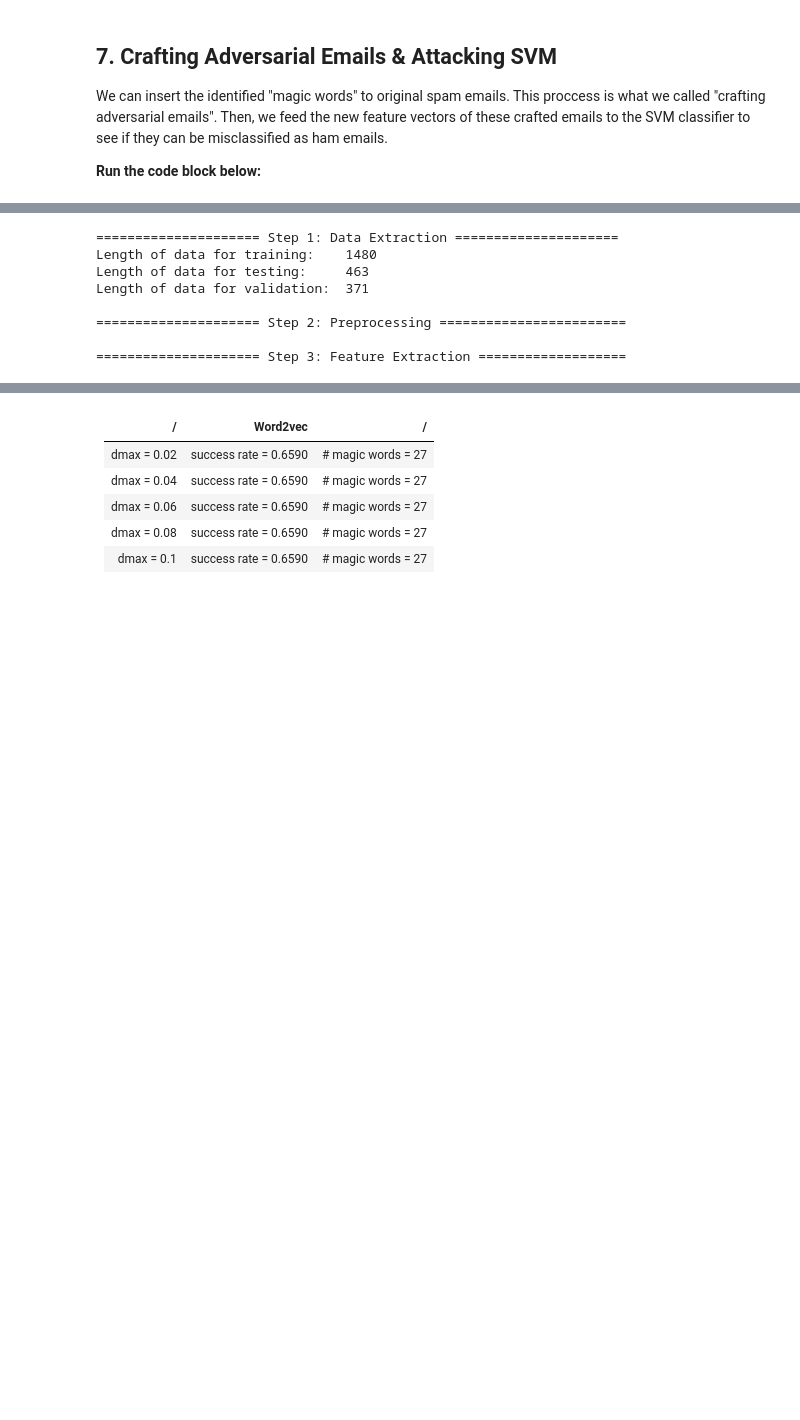
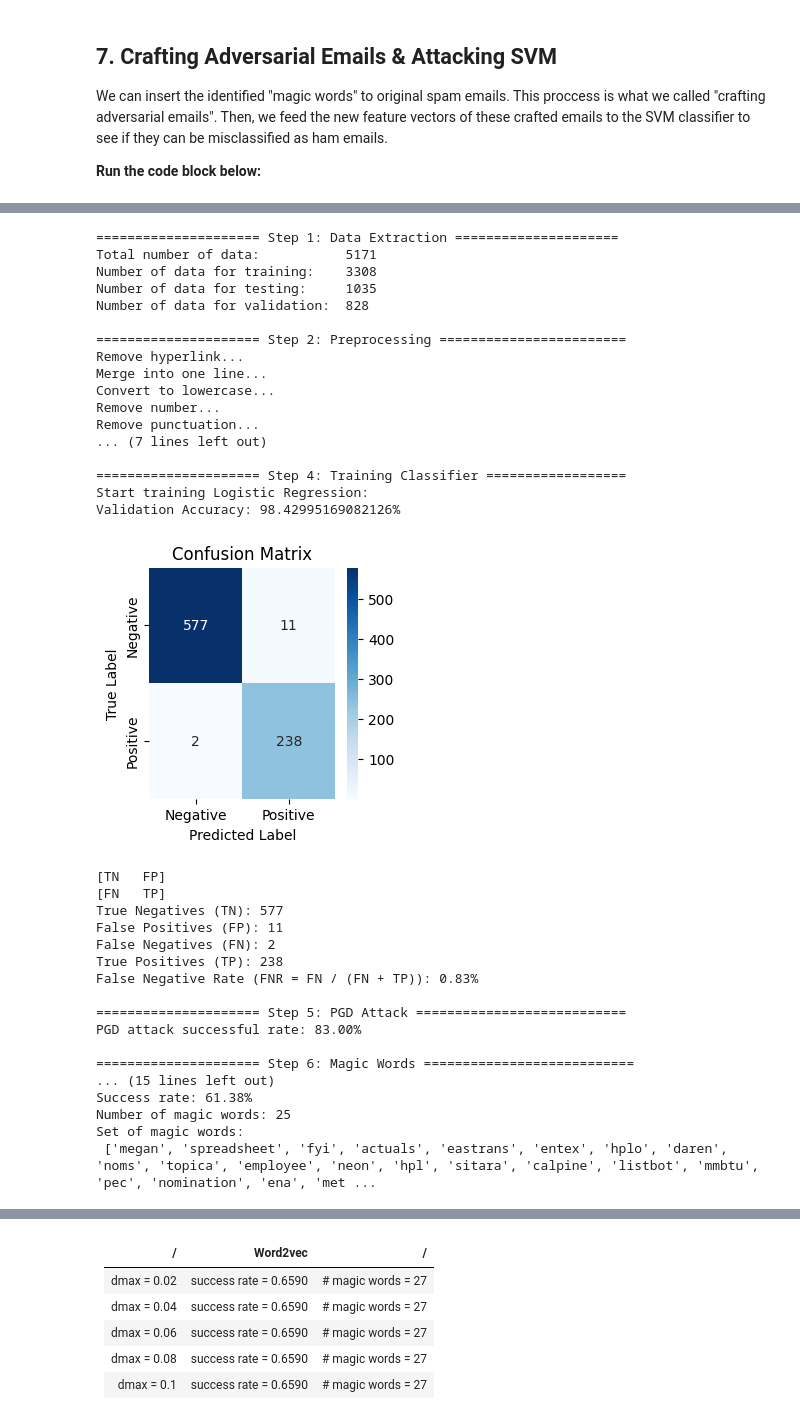
Before and after one commit to wuhumontana/bypass-spam-filter, a Jupyter notebook: bypass.ipynb, the cells around one changed output, grey strips where cells are left out. Cells and saved outputs as stored; diff of their text form; code cells hidden in the pictures; blank space fills up the shorter version.

```diff
--- a/bypass.ipynb
+++ b/bypass.ipynb
@@ -724,27 +843,32 @@ Hint: You can change the method of feature extraction by changing the value of t
 # %%
-def all_in_one(FE_method, PGD_dmax):
+def adversarial_attack(T_FE_method, S_FE_method, classifier, dataset_file, PGD_dmax, T_feature_model, T_feature_names, T_scalar):
     print('\n===================== Step 1: Data Extraction =====================')
-    X_train, X_val, X_test, Y_train, Y_val, Y_test = data_extraction()
-    print('Length of data for training:    ' + str(len(X_train)))
-    print('Length of data for testing:     ' + str(len(X_test)))
-    print('Length of data for validation: ', str(len(X_val)))
+    X_train, X_val, X_test, Y_train, Y_val, Y_test = data_extraction(dataset_file)
+    print('Total number of data:          ', str(len(X_train) + len(X_test) + len(X_val)))
+    print('Number of data for training:    ' + str(len(X_train)))
+    print('Number of data for testing:     ' + str(len(X_test)))
+    print('Number of data for validation: ', str(len(X_val)))
 
     print('\n===================== Step 2: Preprocessing ========================')
     x_train, x_val, x_test = preprocess(X_train, X_val, X_test)
 
     print('\n===================== Step 3: Feature Extraction ===================')
-    x_train_features, x_test_features, x_val_features, feature_names, feature_model, scalar = feature_extraction(x_train, x_test, x_val, FE_method)
+    x_train_features, x_test_features, x_val_features, feature_names, feature_model, scalar = feature_extraction(x_train, x_test, x_val, S_FE_method)
 
     print('\n===================== Step 4: Training Classifier ==================')
-    # Train an SVM classifier using the TFIDF values extracted.
-    tr_set, v_set, clf_lin = train_SVM(x_train_features, x_val_features, Y_train, Y_val)
+    if classifier == 'SVM':
+        tr_set, v_set, clf = train_SVM(x_train_features, x_val_features, Y_train, Y_val)
+    elif classifier == 'LR':
+        tr_set, v_set, clf = train_LR(x_train_features, x_val_features, Y_train, Y_val)
+    else:
+        print('Please specify SVM or KNN as your classifier.')
 
     print('\n===================== Step 5: PGD Attack ===========================')
     # Run PGD attacks on the trained classifier with 100 spam emails.
     lb = np.ndarray.min(x_train_features.toarray())
     ub = np.ndarray.max(x_train_features.toarray())
     attack_amount = 100
-    result, cnt, ad_success_x, ori_dataframe, ori_examples2_y, successful_rate = pgd_attack(clf_lin, tr_set, v_set, Y_val, feature_names, attack_amount, PGD_dmax, lb, ub)
+    result, cnt, ad_success_x, ori_dataframe, ori_examples2_y, successful_rate = pgd_attack(clf, tr_set, v_set, Y_val, feature_names, attack_amount, PGD_dmax, lb, ub)
 
     print('\n===================== Step 6: Magic Words ===========================')
     words14str, spam, ham = magical_word(X_train, X_val, Y_train, Y_val, result, cnt)
@@ -753,23 +877,54 @@ def all_in_one(FE_method, PGD_dmax):
     print('\n============== Step 7: Crafting Adversarial Emails & Attacking SVM ===============')
     # we craft a set of spam emails and feed them to the trained classifier for testing.
     # It prints out the success rate of this attack.
-    m2_empty = svm_attack(FE_method, clf_lin, spam, words14str, feature_model, feature_names, scalar, 'NaN')
+    m2_empty = svm_attack(T_FE_method, T_clf, spam, words14str, T_feature_model, T_feature_names, T_scalar, 'NaN')
 
     return words14str
 # %%
-#FE_method = "TFIDF"
-FE_method = "word2vec"
-PGD_dmax = 0.02
-magic_words = all_in_one(FE_method, PGD_dmax)
-magic_words_set = magic_words.lstrip().split(' ')
-print('Number of magic words:', len(magic_words_set))
-print('Set of magic words:\n', magic_words_set)
+# Shadow model
+S_FE_method= 'tfidf'
+S_classifier= 'LR'
+S_dataset_file= 'spam_ham_dataset.csv'
+
+# adversarial attack
+PGD_dmax = 0.1
+words14str = adversarial_attack(T_FE_method, S_FE_method, S_classifier, S_dataset_file, PGD_dmax, T_feature_model, T_feature_names, T_scalar)
+magic_words = words14str.lstrip().split(' ')
+print('Number of magic words:', len(magic_words))
+print('Set of magic words:\n', magic_words)
 # %% [output]
 ===================== Step 1: Data Extraction =====================
-Length of data for training:    1480
-Length of data for testing:     463
-Length of data for validation:  371
+Total number of data:           5171
+Number of data for training:    3308
+Number of data for testing:     1035
+Number of data for validation:  828
 
 ===================== Step 2: Preprocessing ========================
+Remove hyperlink...
+Merge into one line...
+Convert to lowercase...
+Remove number...
+Remove punctuation...
+... (7 lines left out)
 
-===================== Step 3: Feature Extraction ===================
+===================== Step 4: Training Classifier ==================
+Start training Logistic Regression:
+Validation Accuracy: 98.42995169082126%
+[figure, added]
+[TN   FP]
+[FN   TP]
+True Negatives (TN): 577
+False Positives (FP): 11
+False Negatives (FN): 2
+True Positives (TP): 238
+False Negative Rate (FNR = FN / (FN + TP)): 0.83%
+
+===================== Step 5: PGD Attack ===========================
+PGD attack successful rate: 83.00%
+
+===================== Step 6: Magic Words ===========================
+... (15 lines left out)
+Success rate: 61.38%
+Number of magic words: 25
+Set of magic words:
+ ['megan', 'spreadsheet', 'fyi', 'actuals', 'eastrans', 'entex', 'hplo', 'daren', 'noms', 'topica', 'employee', 'neon', 'hpl', 'sitara', 'calpine', 'listbot', 'mmbtu', 'pec', 'nomination', 'ena', 'met ...
```
Also changed, not shown: parts of 24 cells of this notebook.
